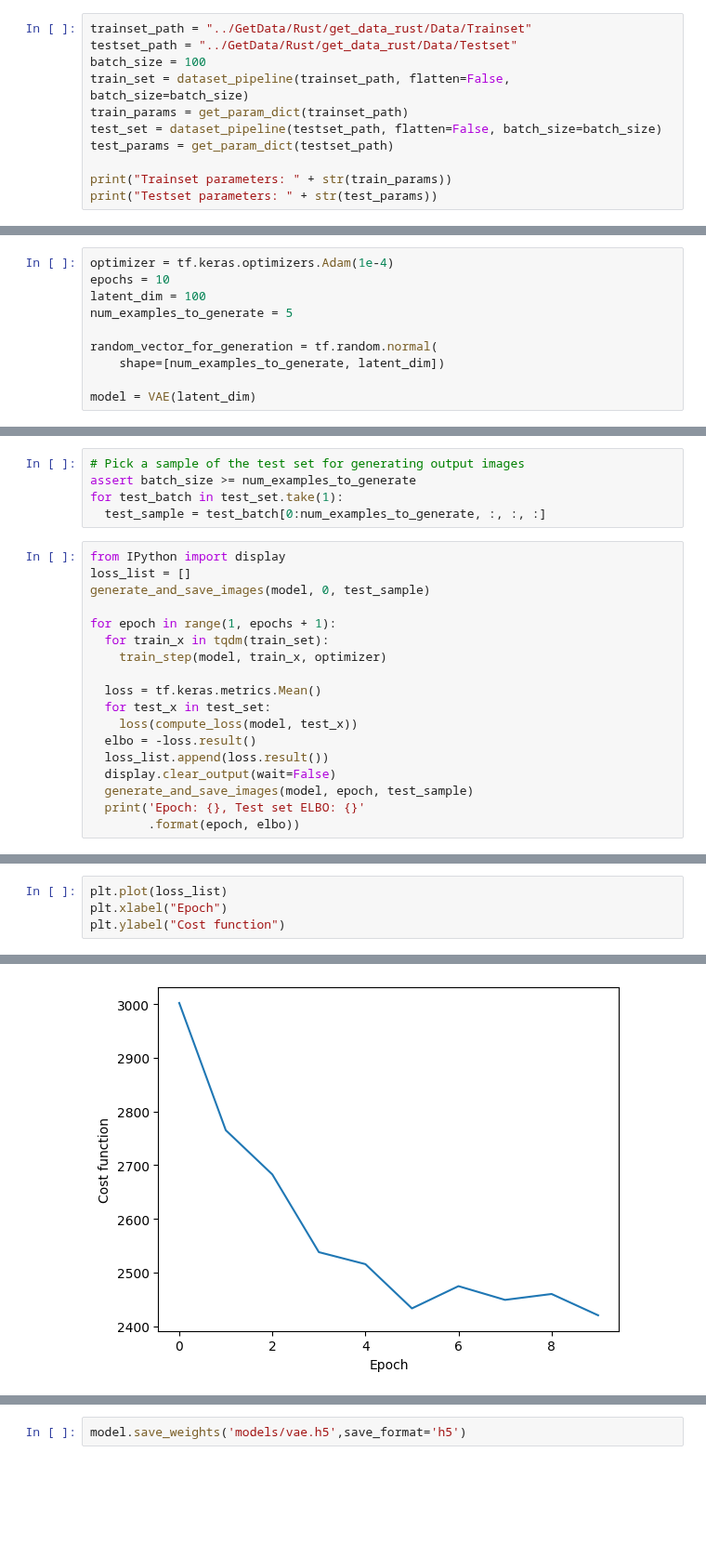
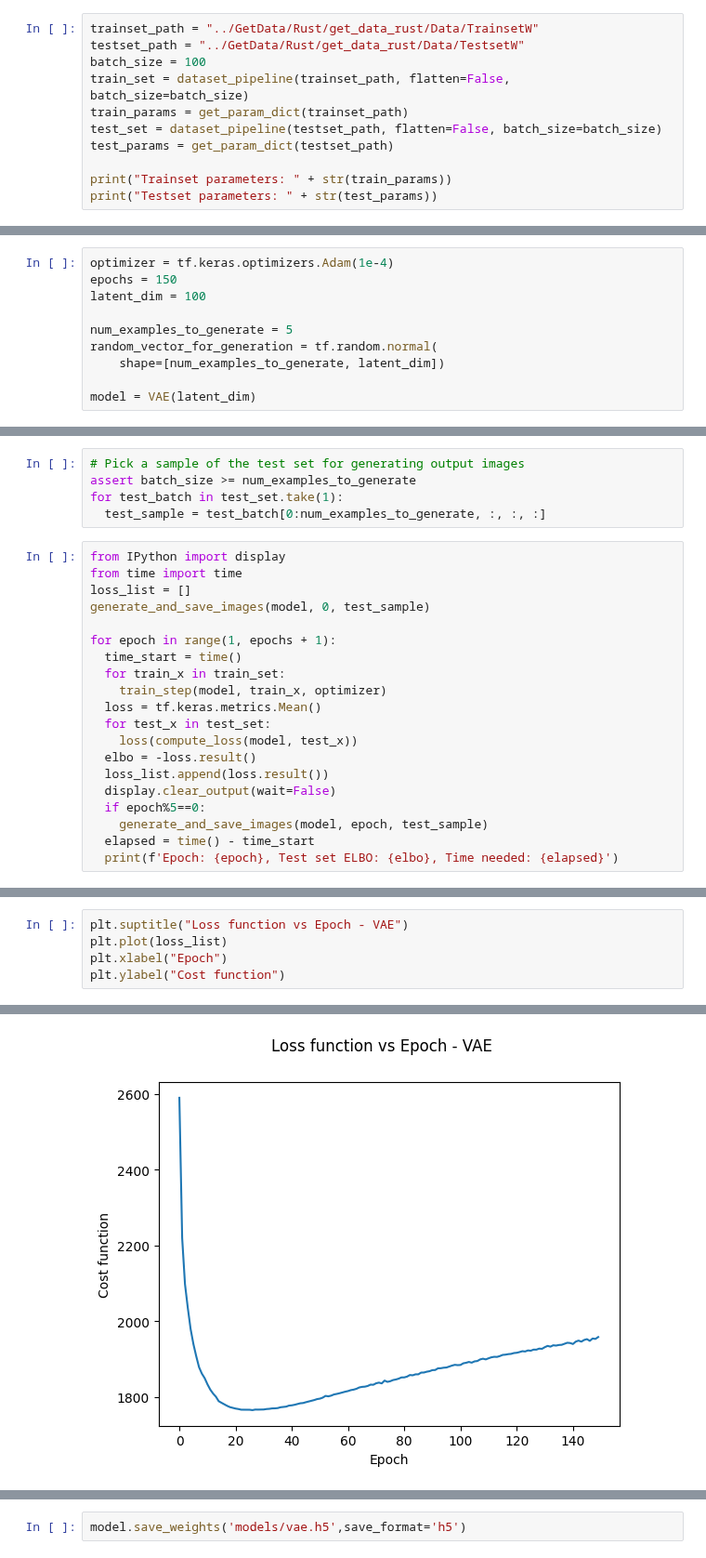
Before and after one commit to pSzyc/Ising, a Jupyter notebook: Model/VAE.ipynb, the cells around one changed output, grey strips where cells are left out. Shown at 93% size. Drawn from its saved outputs; the diff is of its cells as text; blank space fills up the shorter version.

Commit message:
First training finished

```diff
--- a/Model/VAE.ipynb
+++ b/Model/VAE.ipynb
@@ -11,8 +10,8 @@ from tqdm import tqdm
 # %% [markdown]
 # Dataset
 # %%
-trainset_path = "../GetData/Rust/get_data_rust/Data/Trainset"
-testset_path = "../GetData/Rust/get_data_rust/Data/Testset"
+trainset_path = "../GetData/Rust/get_data_rust/Data/TrainsetW"
+testset_path = "../GetData/Rust/get_data_rust/Data/TestsetW"
 batch_size = 100
 train_set = dataset_pipeline(trainset_path, flatten=False, batch_size=batch_size)
 train_params = get_param_dict(trainset_path)
@@ -123,10 +122,10 @@ def train_step(model, x, optimizer):
 # Training
 # %%
 optimizer = tf.keras.optimizers.Adam(1e-4)
-epochs = 10
+epochs = 150
 latent_dim = 100
+
 num_examples_to_generate = 5
-
 random_vector_for_generation = tf.random.normal(
     shape=[num_examples_to_generate, latent_dim])
 
@@ -175,20 +174,22 @@ for test_batch in test_set.take(1):
   test_sample = test_batch[0:num_examples_to_generate, :, :, :]
 # %%
 from IPython import display
+from time import time
 loss_list = []
 generate_and_save_images(model, 0, test_sample)
 
 for epoch in range(1, epochs + 1):
-  for train_x in tqdm(train_set):
+  time_start = time()
+  for train_x in train_set:
     train_step(model, train_x, optimizer)
-
   loss = tf.keras.metrics.Mean()
   for test_x in test_set:
     loss(compute_loss(model, test_x))
   elbo = -loss.result()
   loss_list.append(loss.result())
   display.clear_output(wait=False)
-  generate_and_save_images(model, epoch, test_sample)
-  print('Epoch: {}, Test set ELBO: {}'
-        .format(epoch, elbo))
+  if epoch%5==0:
+    generate_and_save_images(model, epoch, test_sample)
+  elapsed = time() - time_start
+  print(f'Epoch: {epoch}, Test set ELBO: {elbo}, Time needed: {elapsed}')
 # %% [output]
@@ -197,10 +198,11 @@ Epoch: 10, Test set ELBO: -2420.07275390625
 # %%
+plt.suptitle("Loss function vs Epoch - VAE")
 plt.plot(loss_list)
 plt.xlabel("Epoch")
 plt.ylabel("Cost function")
 # %% [output]
 Text(0, 0.5, 'Cost function')
-[figure, old version]
+[figure, new version]
 # %%
 import glob
 import contextlib
```
Also changed, not shown: parts of 16 cells of this notebook, 14 other files.
